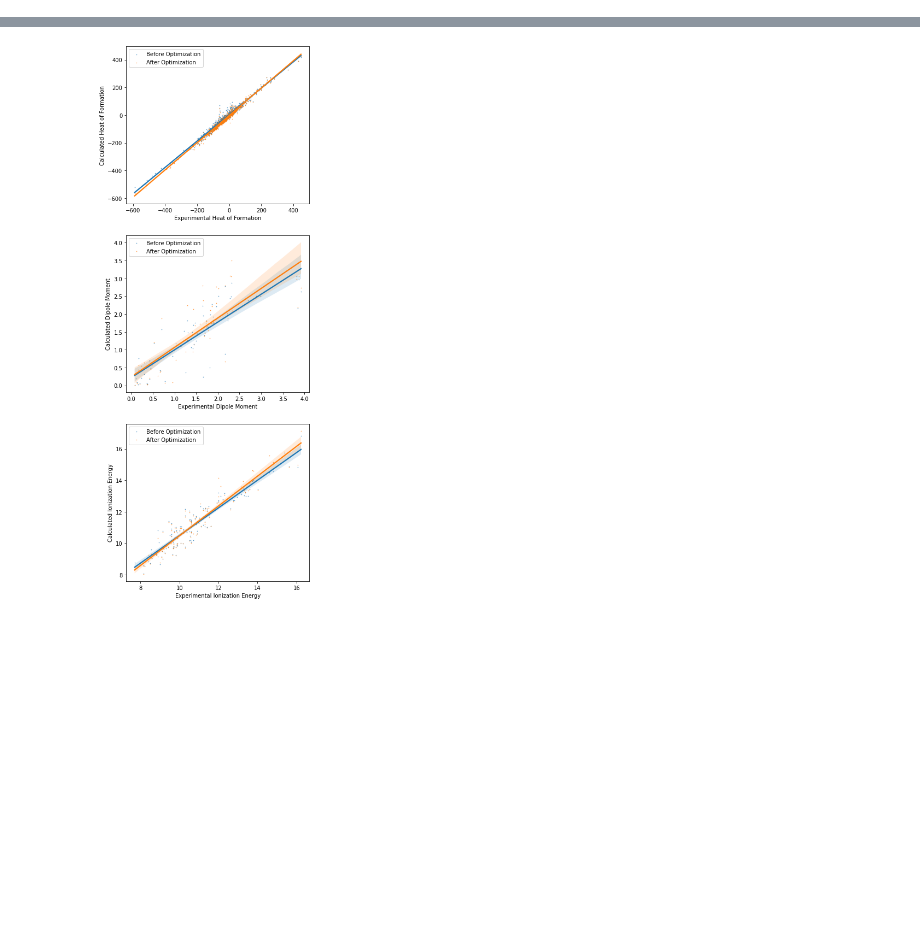
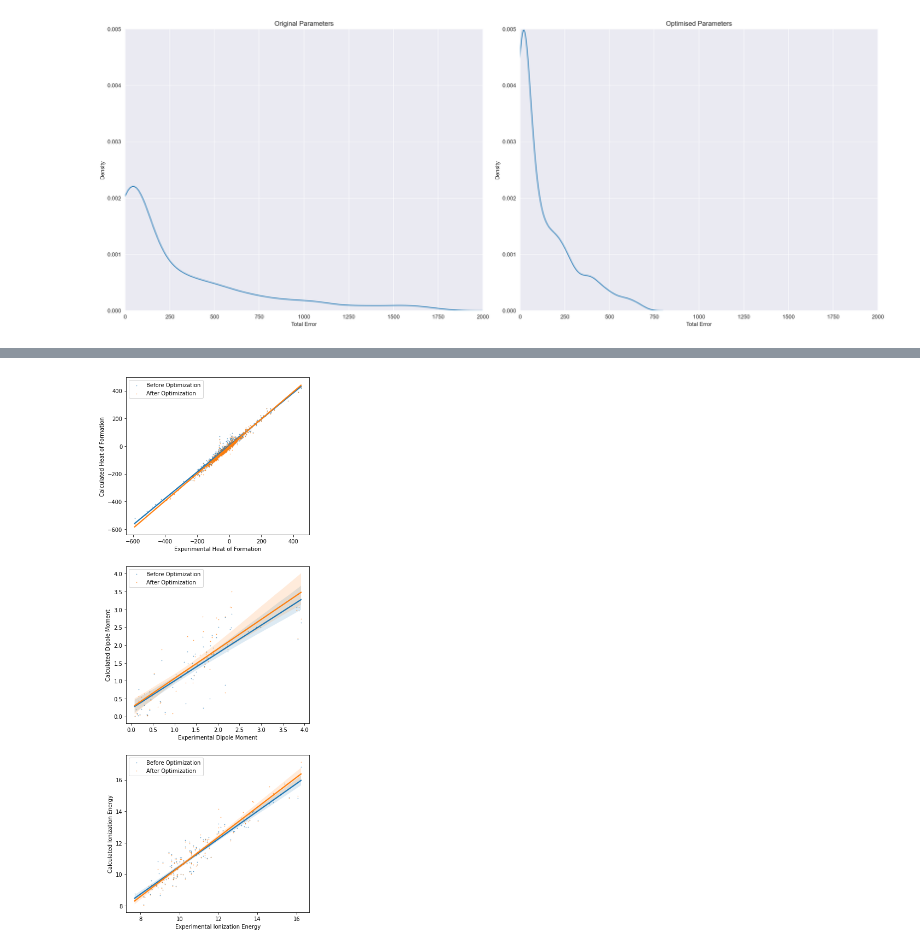
Before and after one commit to BluSteve/STYau122, a Jupyter notebook: python/ssef/Analysis.ipynb, the cells around one changed output, grey strips where cells are left out. Drawn from its saved outputs; the diff is of its cells as text; code cells hidden in the pictures; blank space fills up the shorter version.

```diff
--- a/python/ssef/Analysis.ipynb
+++ b/python/ssef/Analysis.ipynb
@@ -104 +105,14 @@ plt.savefig('error-hist.png', dpi=600)
+# %%
+fig, axs = plt.subplots(1, 2, figsize=(20, 8), dpi=200, tight_layout=True)
+axs = axs.flatten()
+
+sns.kdeplot(data=orig_wb, x='totalError', ax=axs[0])
+axs[0].set(title='Original Parameters', xlabel='Total Error', xlim=(0, 2000), ylim=(0, 0.005))
+
+sns.kdeplot(data=wellbehaving, x='totalError', ax=axs[1])
+axs[1].set(title='Optimised Parameters', xlabel='Total Error', xlim=(0, 2000), ylim=(0, 0.005))
+
+plt.savefig('total-error-dist.png')
+# %% [output]
+[figure, added]
 # %%
```
Also changed, not shown: parts of 10 cells of this notebook, 8 other files.
